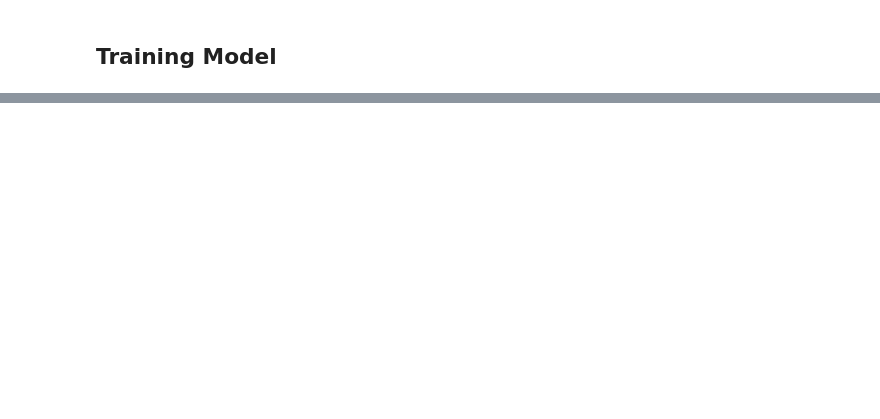
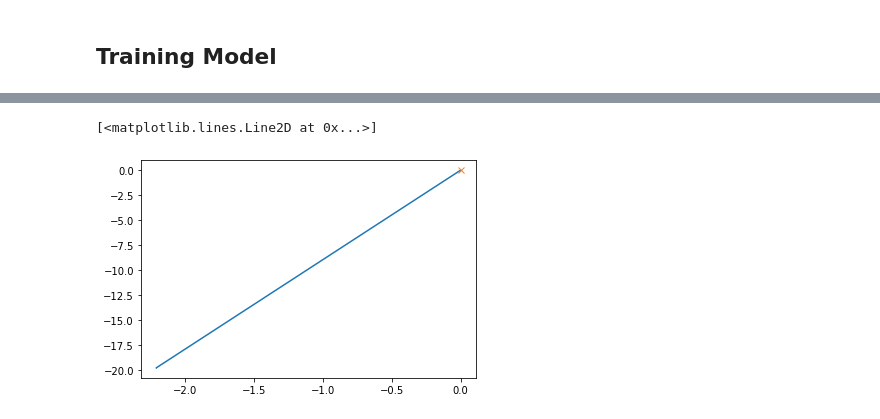
Before and after one commit to luizcartolano2/mc907-mobile-robotics, a Jupyter notebook: project4-deep-vo.ipynb, the cells around one changed output, grey strips where cells are left out. Drawn from its saved outputs; the diff is of its cells as text; code cells hidden in the pictures; blank space fills up the shorter version.

```diff
--- a/project4-deep-vo.ipynb
+++ b/project4-deep-vo.ipynb
@@ -556,0 +593,2 @@ KeyboardInterrupt:
+# %%
+y_out = testing_model(model,X[0].size(0),X[0])
@@ -556,0 +647,9 @@ KeyboardInterrupt:
+# %%
+x_o = [0]
+y_o = [0]
+for i in range(len(y_out)):
+    out = y_out[i]
+    out = (out.detach().numpy())[0]
+
+    x_o.append(x_o[i-1] + out[0])
+    y_o.append(y_o[i-1] + out[1])
@@ -556,0 +665,6 @@ KeyboardInterrupt:
+# %%
+plt.plot(x_o,y_o)
+plt.plot(x_o[0],y_o[0],marker='x')
+# %% [output]
+[<matplotlib.lines.Line2D at 0x...>]
+[figure, added]
```
Also changed, not shown: parts of 40 cells of this notebook.
